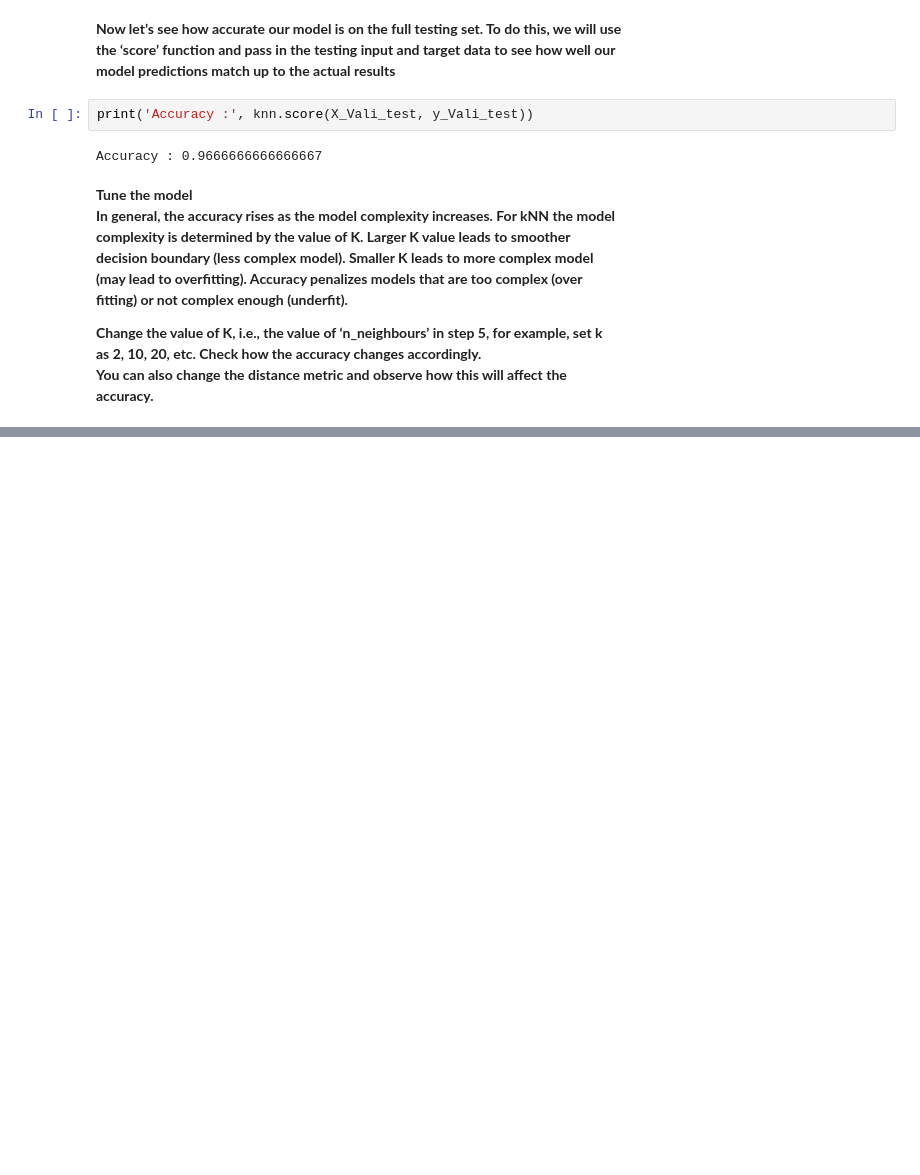
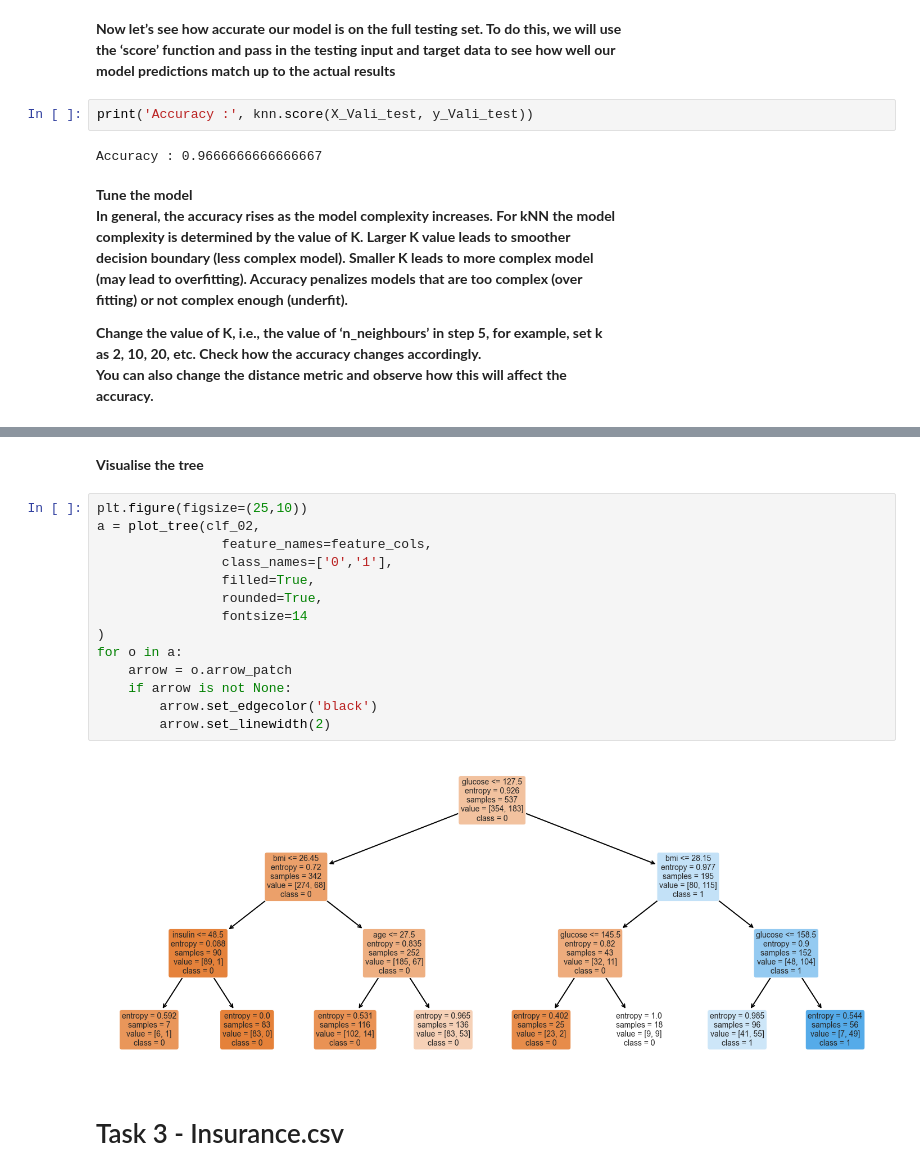
Before and after one commit to JamesDoak/BigDataLabs, a Jupyter notebook: Lab08/Jupyter_Notebook/Lab8Book.ipynb, the cells around one changed output, grey strips where cells are left out. Saved outputs shown, nothing was run; the diff lists cells and outputs as text; blank space fills up the shorter version.

Commit message:
Lab 8 Task 1 & 2 Complete

```diff
--- a/Lab08/Jupyter_Notebook/Lab8Book.ipynb
+++ b/Lab08/Jupyter_Notebook/Lab8Book.ipynb
@@ -171,0 +437,20 @@ accuracy.**
+# %% [markdown]
+**Visualise the tree**
+# %%
+plt.figure(figsize=(25,10))
+a = plot_tree(clf_02,
+                feature_names=feature_cols,
+                class_names=['0','1'],
+                filled=True,
+                rounded=True,
+                fontsize=14
+)
+for o in a:
+    arrow = o.arrow_patch
+    if arrow is not None:
+        arrow.set_edgecolor('black')
+        arrow.set_linewidth(2)
+# %% [output]
+[figure, added]
+# %% [markdown]
+# Task 3 - Insurance.csv
```
Also changed, not shown: parts of 33 cells of this notebook, 2 other files.
